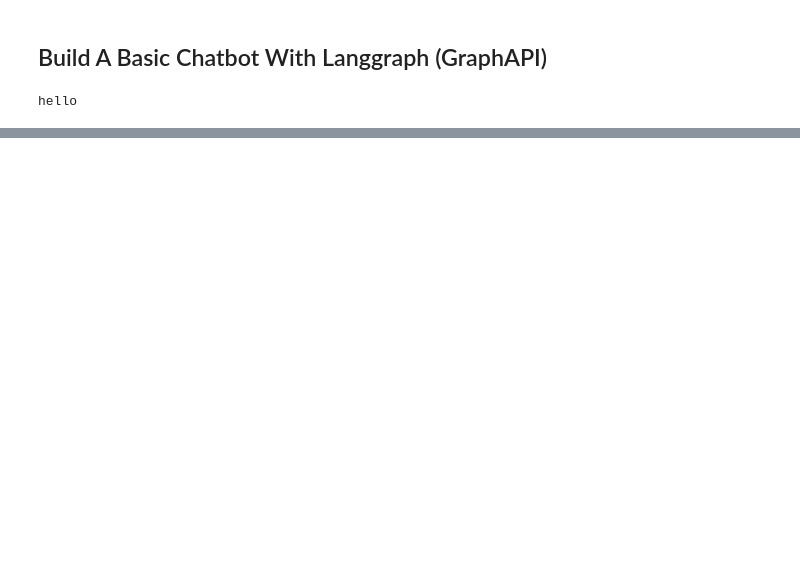
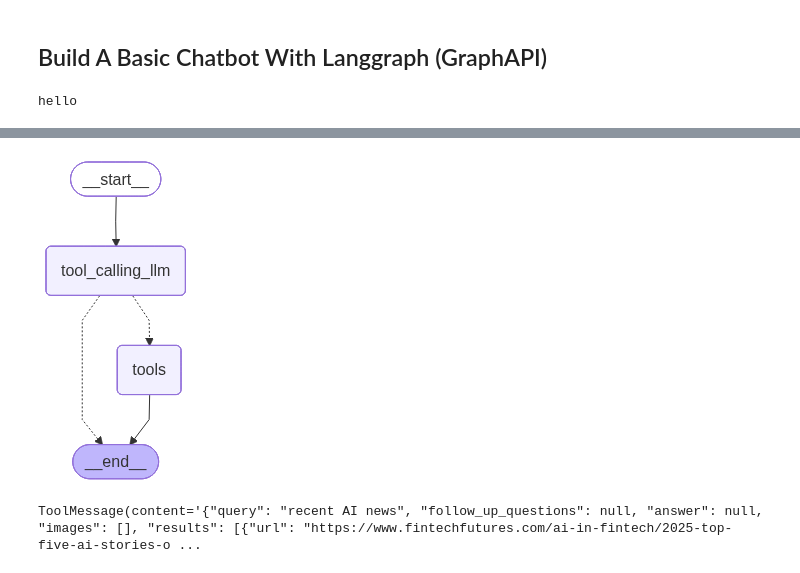
Before and after one commit to Shree2124/LangGraph, a Jupyter notebook: BasicChatbot/app.ipynb, the cells around one changed output, grey strips where cells are left out. Drawn from its saved outputs; the diff is of its cells as text; code cells hidden in the pictures; blank space fills up the shorter version.

```diff
--- a/BasicChatbot/app.ipynb
+++ b/BasicChatbot/app.ipynb
@@ -21,0 +90,54 @@ graph_builder = StateGraph(State)
+# %%
+# the above is docstring: once we bind the tools and function then llm can understand what is the functionality
+
+def multiply(a: int, b: int) -> int:
+    """
+    Multiply a and b.
+
+    Args:
+        a (int): first integer
+        b (int): second integer
+
+    Returns:
+        int: output integer
+    """
+    return a * b
+# %%
+tools=[tool, multiply]
+# %%
+llm_with_tool=llm.bind_tools(tools)
+# %%
+## state graph
+from langgraph.graph import StateGraph, START, END
+from langgraph.prebuilt import ToolNode, tools_condition
+
+## Node definition
+def tool_calling_llm(state:State):
+    return {'messages':[llm_with_tool.invoke(state['messages'])]}
+
+## Graph
+builder = StateGraph(State)
+builder.add_node("tool_calling_llm",tool_calling_llm)
+builder.add_node("tools", ToolNode(tools))
+
+## edges
+builder.add_edge(START,'tool_calling_llm')
+builder.add_conditional_edges('tool_calling_llm',
+        # If the latest message (result) from assistant is a tool call -> tools_condtion routes to tools
+        # If the latest message (result) from assistant is a not a tool call -> tools_condition routes to END
+        tools_condition
+)
+builder.add_edge('tools',END)
+
+## compilation
+graph = builder.compile()
+
+from IPython.display import Image, display
+display(Image(graph.get_graph().draw_mermaid_png()))
+# %% [output]
+[figure, added]
+# %%
+res = graph.invoke({'messages': 'what is the recent ai news'})
+res['messages'][-1]
+# %% [output]
+ToolMessage(content='{"query": "recent AI news", "follow_up_questions": null, "answer": null, "images": [], "results": [{"url": "https://www.fintechfutures.com/ai-in-fintech/2025-top-five-ai-stories-o ...
```
Also changed, not shown: parts of 18 cells of this notebook.
